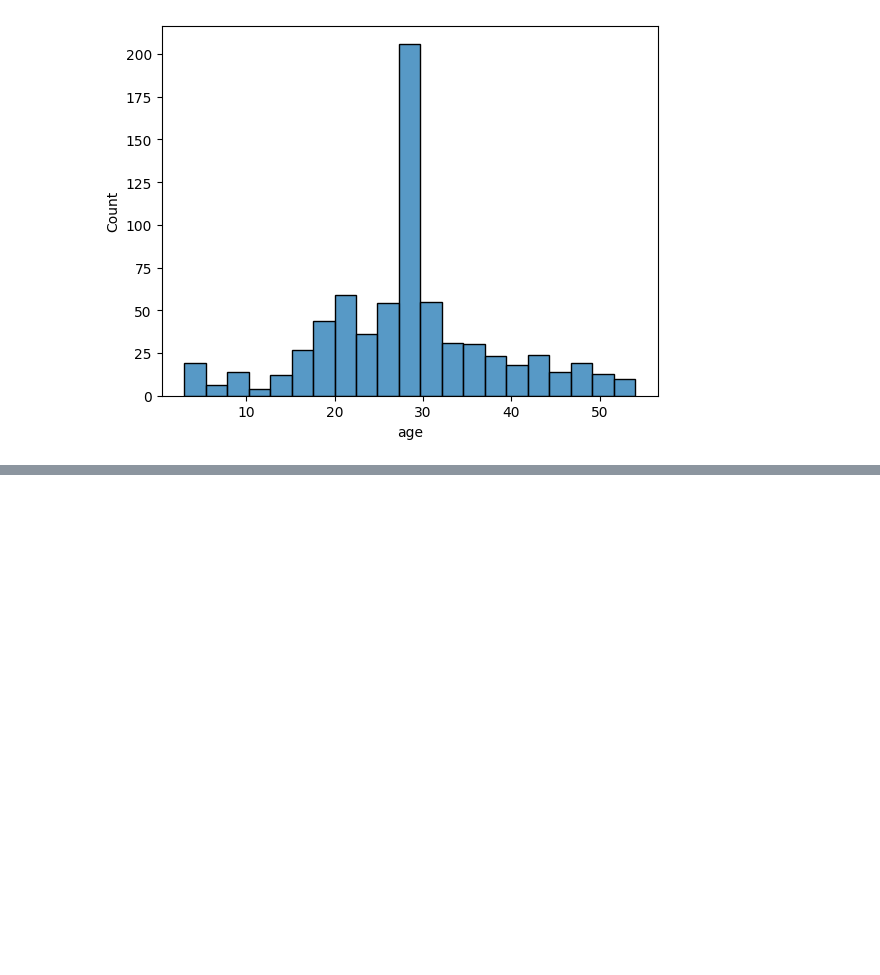
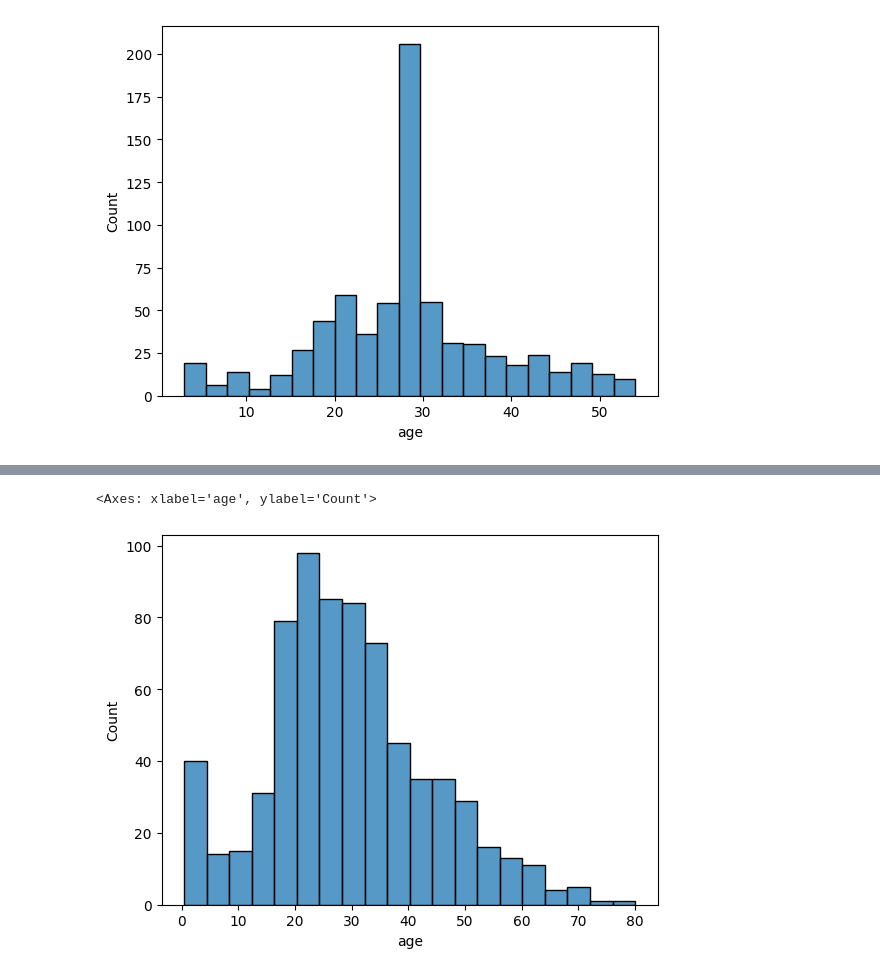
Before and after one commit to yunus6390/PKC2023, a Jupyter notebook: day-13/data_wrangling.ipynb, the cells around one changed output, grey strips where cells are left out. Cells and saved outputs as stored; diff of their text form; code cells hidden in the pictures; blank space fills up the shorter version.

```diff
--- a/day-13/data_wrangling.ipynb
+++ b/day-13/data_wrangling.ipynb
@@ -195,0 +361,5 @@ Length: 891, dtype: bool
+# %%
+sns.histplot(kashti['age'])
+# %% [output]
+<Axes: xlabel='age', ylabel='Count'>
+[figure, added]
```
Also changed, not shown: parts of 32 cells of this notebook, 3 other files.
